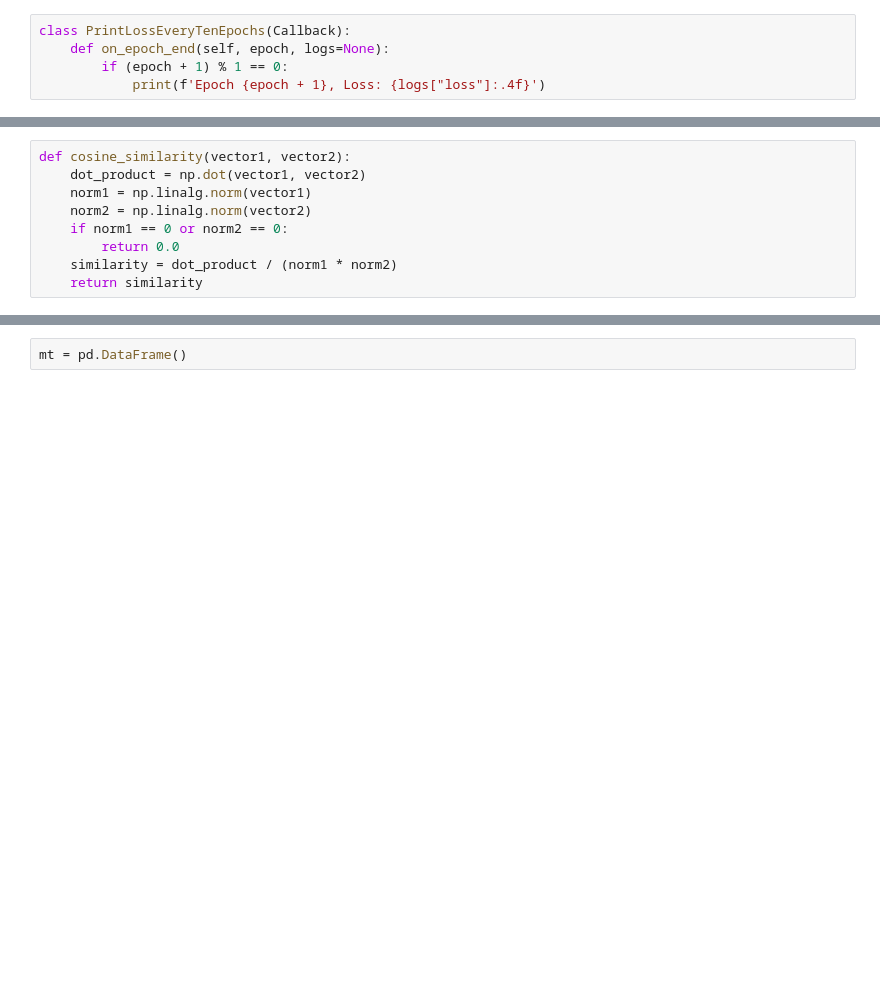
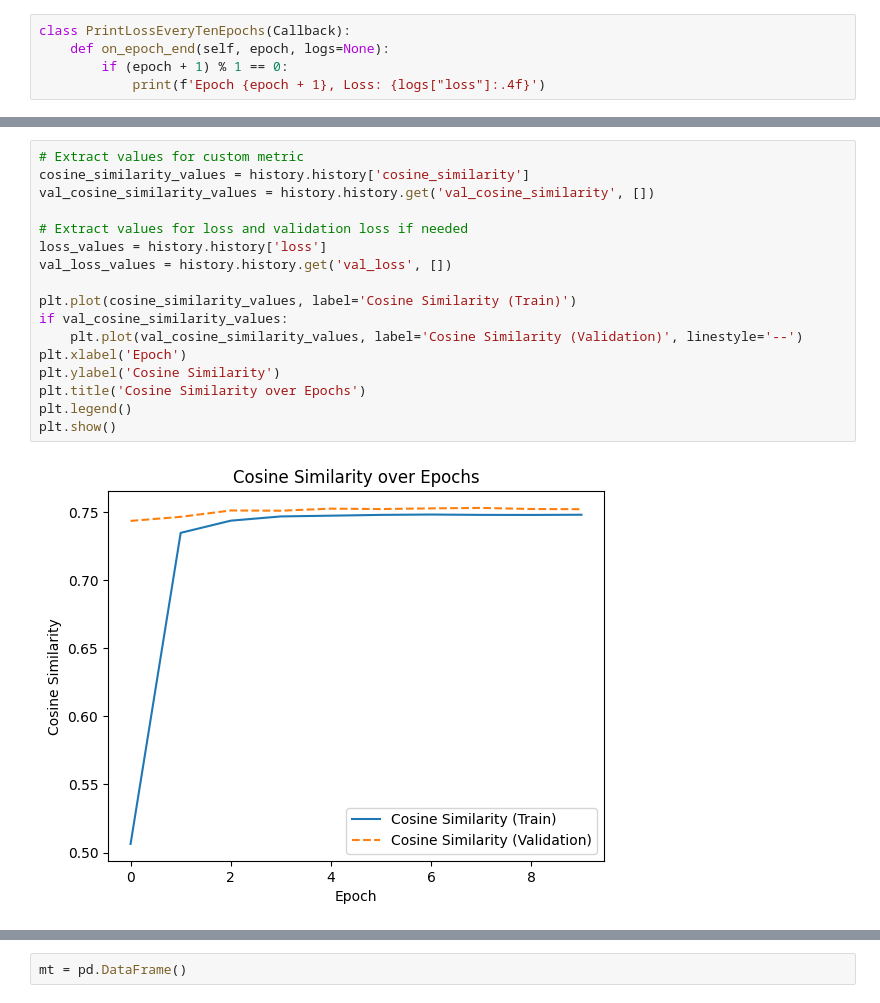
Before and after one commit to KU81-ComSci-ProjectEnd-GameCard/main, a Jupyter notebook: Predictor/model/model.ipynb, the cells around one changed output, grey strips where cells are left out. Cells and saved outputs as stored; diff of their text form; blank space fills up the shorter version.

```diff
--- a/Predictor/model/model.ipynb
+++ b/Predictor/model/model.ipynb
@@ -158,12 +169,22 @@ plt.show()
-# %%
-def cosine_similarity(vector1, vector2):
-    dot_product = np.dot(vector1, vector2)
-    norm1 = np.linalg.norm(vector1)
-    norm2 = np.linalg.norm(vector2)
-    if norm1 == 0 or norm2 == 0:
-        return 0.0
-    similarity = dot_product / (norm1 * norm2)
-    return similarity
+# %%
+# Extract values for custom metric
+cosine_similarity_values = history.history['cosine_similarity']
+val_cosine_similarity_values = history.history.get('val_cosine_similarity', [])
+
+# Extract values for loss and validation loss if needed
+loss_values = history.history['loss']
+val_loss_values = history.history.get('val_loss', [])
+
+plt.plot(cosine_similarity_values, label='Cosine Similarity (Train)')
+if val_cosine_similarity_values:
+    plt.plot(val_cosine_similarity_values, label='Cosine Similarity (Validation)', linestyle='--')
+plt.xlabel('Epoch')
+plt.ylabel('Cosine Similarity')
+plt.title('Cosine Similarity over Epochs')
+plt.legend()
+plt.show()
+# %% [output]
+[figure, added]
 # %%
 
 # Evaluate the model on the test set
```
Also changed, not shown: parts of 13 cells of this notebook, 8 other files.
